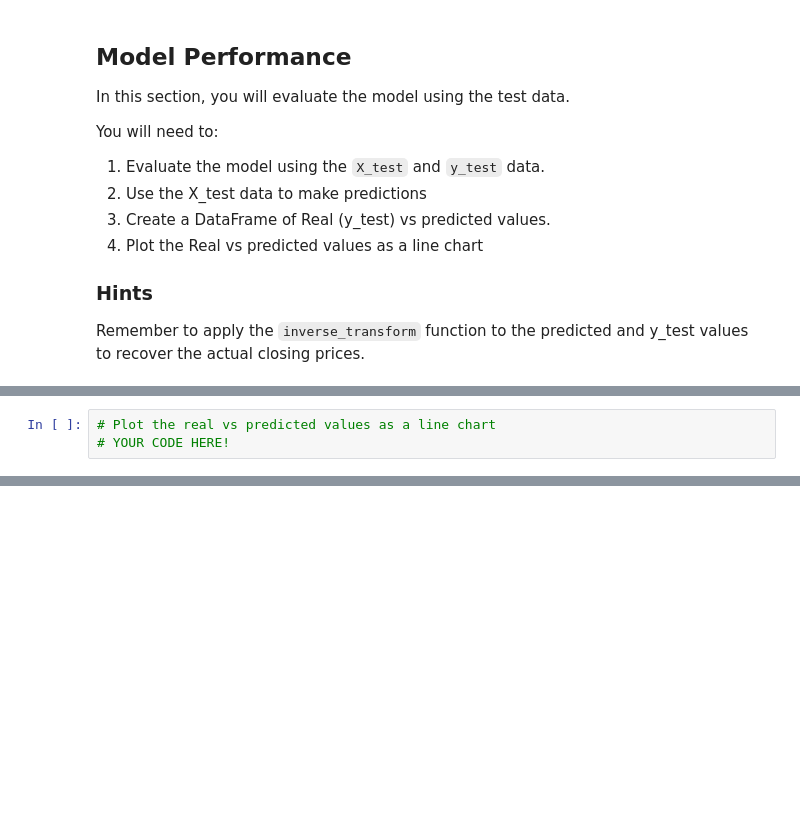
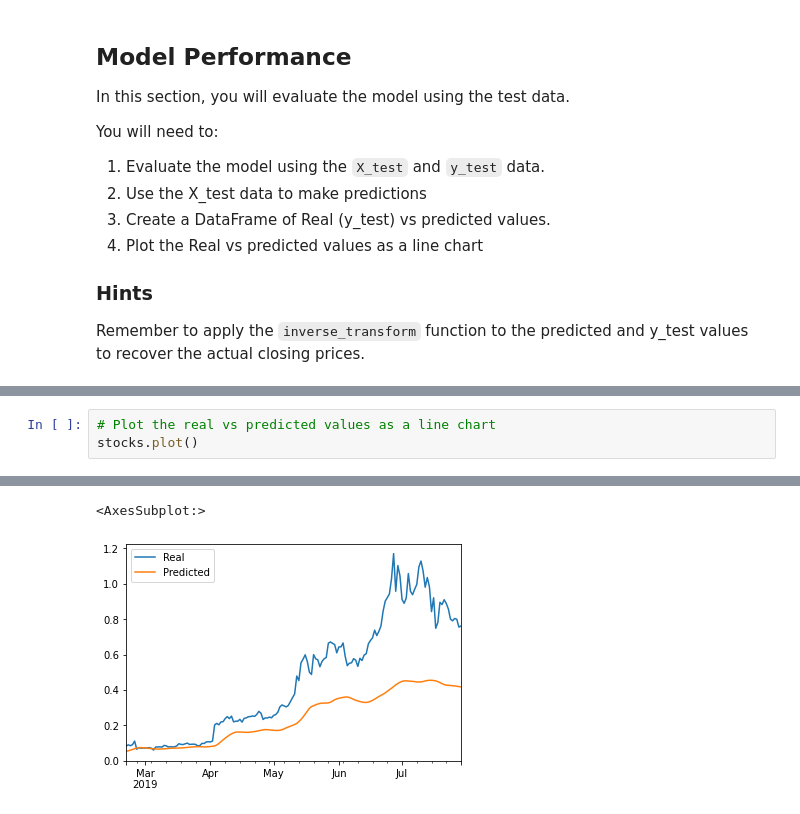
Before and after one commit to sameerlakhe/14_LSTMStockPredictor_DeepLearning, a Jupyter notebook: lstm_stock_predictor_closing.ipynb, the cells around one changed output, grey strips where cells are left out. Saved outputs shown, nothing was run; the diff lists cells and outputs as text; blank space fills up the shorter version.

```diff
--- a/lstm_stock_predictor_closing.ipynb
+++ b/lstm_stock_predictor_closing.ipynb
@@ -238,4 +296,4 @@ stocks.head()
 # %%
 # Plot the real vs predicted values as a line chart
-# YOUR CODE HERE!
+stocks.plot()
 # %% [output]
@@ -242,0 +300,2 @@ stocks.head()
+<AxesSubplot:>
+[figure, added]
```
Also changed, not shown: parts of 16 cells of this notebook.
